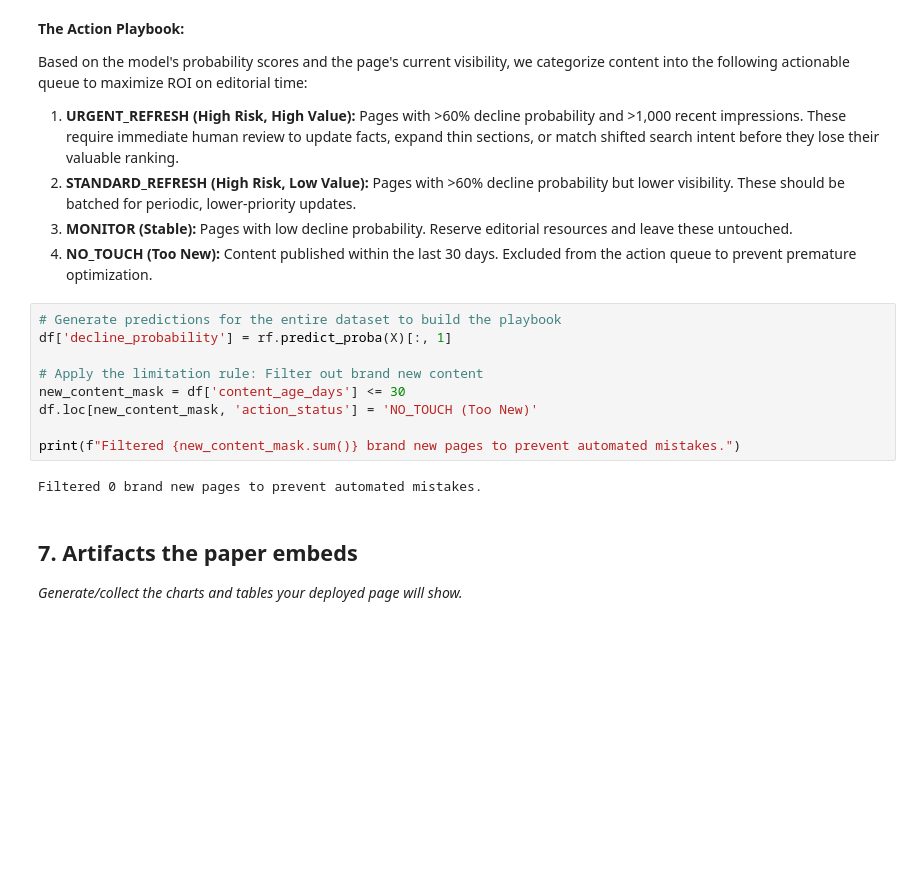
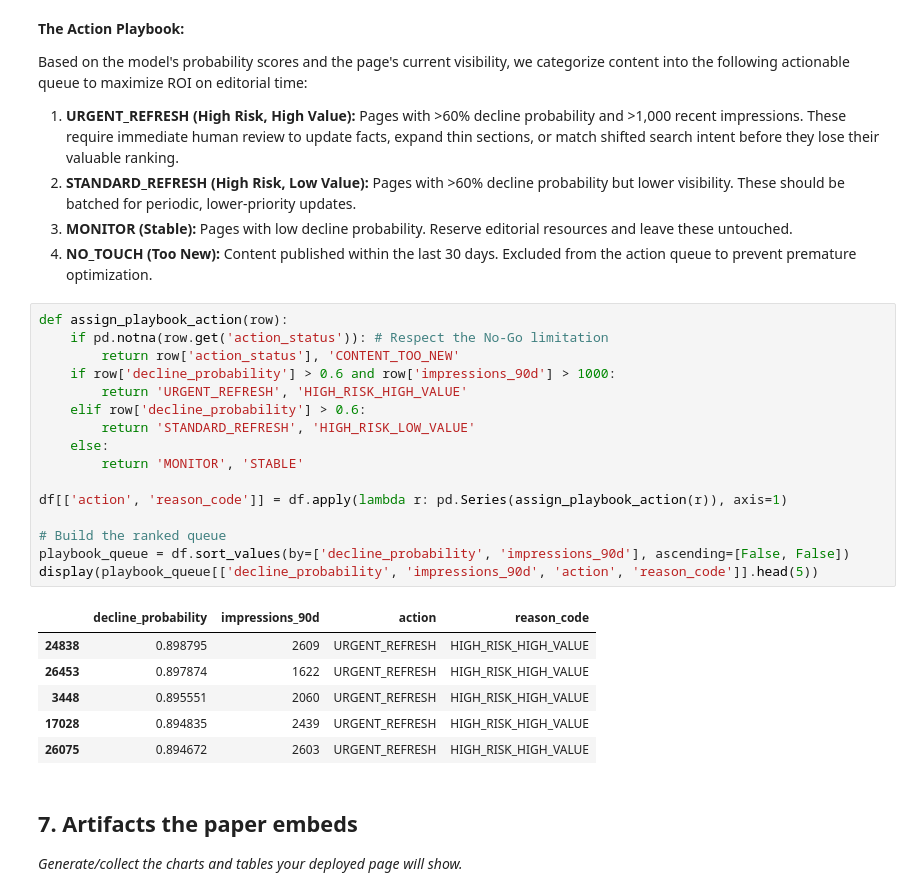
Before and after one commit to Imtiyazsoomro/flyrank-ml-internship-imtiyaz, a Jupyter notebook: work/notebooks/capstone.ipynb, the cells around one changed output. Cells and saved outputs as stored; diff of their text form; blank space fills up the shorter version.

```diff
--- a/work/notebooks/capstone.ipynb
+++ b/work/notebooks/capstone.ipynb
@@ -186,16 +194,28 @@ Based on the model's probability scores and the page's current visibility, we ca
 3. **MONITOR (Stable):** Pages with low decline probability. Reserve editorial resources and leave these untouched.
 4. **NO_TOUCH (Too New):** Content published within the last 30 days. Excluded from the action queue to prevent premature optimization.
 # %%
-# Generate predictions for the entire dataset to build the playbook
-df['decline_probability'] = rf.predict_proba(X)[:, 1]
+def assign_playbook_action(row):
+    if pd.notna(row.get('action_status')): # Respect the No-Go limitation
+        return row['action_status'], 'CONTENT_TOO_NEW'
+    if row['decline_probability'] > 0.6 and row['impressions_90d'] > 1000:
+        return 'URGENT_REFRESH', 'HIGH_RISK_HIGH_VALUE'
+    elif row['decline_probability'] > 0.6:
+        return 'STANDARD_REFRESH', 'HIGH_RISK_LOW_VALUE'
+    else:
+        return 'MONITOR', 'STABLE'
 
-# Apply the limitation rule: Filter out brand new content
-new_content_mask = df['content_age_days'] <= 30
-df.loc[new_content_mask, 'action_status'] = 'NO_TOUCH (Too New)'
+df[['action', 'reason_code']] = df.apply(lambda r: pd.Series(assign_playbook_action(r)), axis=1)
 
-print(f"Filtered {new_content_mask.sum()} brand new pages to prevent automated mistakes.")
+# Build the ranked queue
+playbook_queue = df.sort_values(by=['decline_probability', 'impressions_90d'], ascending=[False, False])
+display(playbook_queue[['decline_probability', 'impressions_90d', 'action', 'reason_code']].head(5))
 # %% [output]
-Filtered 0 brand new pages to prevent automated mistakes.
+|  | decline_probability | impressions_90d | action | reason_code |
+| 24838 | 0.898795 | 2609 | URGENT_REFRESH | HIGH_RISK_HIGH_VALUE |
+| 26453 | 0.897874 | 1622 | URGENT_REFRESH | HIGH_RISK_HIGH_VALUE |
+| 3448 | 0.895551 | 2060 | URGENT_REFRESH | HIGH_RISK_HIGH_VALUE |
+| 17028 | 0.894835 | 2439 | URGENT_REFRESH | HIGH_RISK_HIGH_VALUE |
+| 26075 | 0.894672 | 2603 | URGENT_REFRESH | HIGH_RISK_HIGH_VALUE |
 # %% [markdown]
 ## 7. Artifacts the paper embeds
 
```
Also changed, not shown: parts of 3 cells of this notebook.
